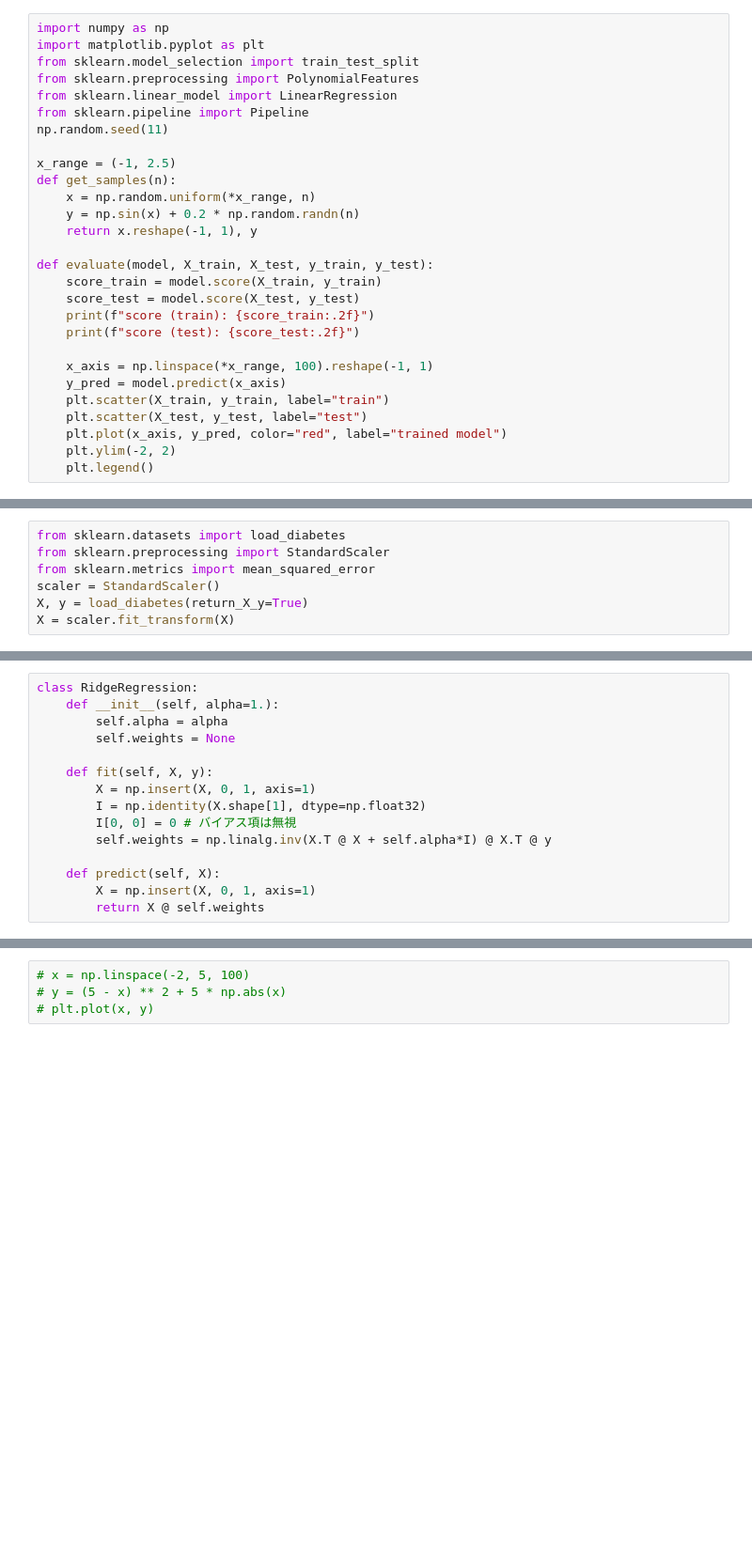
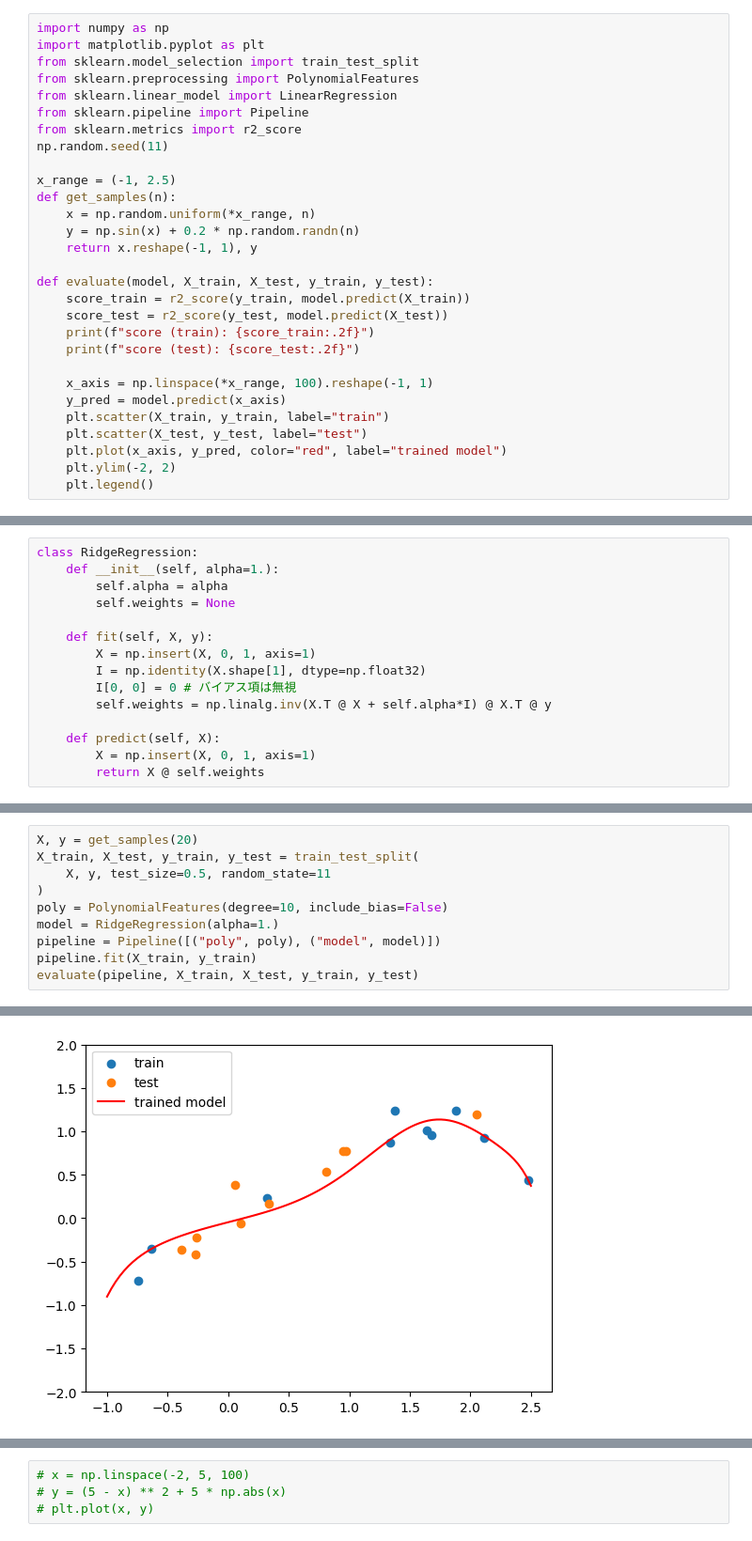
Before and after one commit to misya11p/machine-learning, a Jupyter notebook: regularization.ipynb, the cells around one changed output, grey strips where cells are left out. Shown at 94% size. Saved outputs shown, nothing was run; the diff lists cells and outputs as text; blank space fills up the shorter version.

Commit message:
ridge

```diff
--- a/regularization.ipynb
+++ b/regularization.ipynb
@@ -11,6 +11,7 @@ from sklearn.model_selection import train_test_split
 from sklearn.preprocessing import PolynomialFeatures
 from sklearn.linear_model import LinearRegression
 from sklearn.pipeline import Pipeline
+from sklearn.metrics import r2_score
 np.random.seed(11)
 
 x_range = (-1, 2.5)
@@ -20,8 +21,8 @@ def get_samples(n):
     return x.reshape(-1, 1), y
 
 def evaluate(model, X_train, X_test, y_train, y_test):
-    score_train = model.score(X_train, y_train)
-    score_test = model.score(X_test, y_test)
+    score_train = r2_score(y_train, model.predict(X_train))
+    score_test = r2_score(y_test, model.predict(X_test))
     print(f"score (train): {score_train:.2f}")
     print(f"score (test): {score_test:.2f}")
 
@@ -106,7 +102,0 @@ array([  0.53555486,  -1.92874242,   4.46035088,   2.04519679,
-# %%
-from sklearn.datasets import load_diabetes
-from sklearn.preprocessing import StandardScaler
-from sklearn.metrics import mean_squared_error
-scaler = StandardScaler()
-X, y = load_diabetes(return_X_y=True)
-X = scaler.fit_transform(X)
@@ -138,0 +165,11 @@ array([152.13348416,  -0.257949  , -10.93635667,  24.60009446,
+# %%
+X, y = get_samples(20)
+X_train, X_test, y_train, y_test = train_test_split(
+    X, y, test_size=0.5, random_state=11
+)
+poly = PolynomialFeatures(degree=10, include_bias=False)
+model = RidgeRegression(alpha=1.)
+pipeline = Pipeline([("poly", poly), ("model", model)])
+pipeline.fit(X_train, y_train)
+evaluate(pipeline, X_train, X_test, y_train, y_test)
+# %% [output]
@@ -138,0 +178 @@ array([152.13348416,  -0.257949  , -10.93635667,  24.60009446,
+[figure, added]
```
Also changed, not shown: parts of 16 cells of this notebook.
